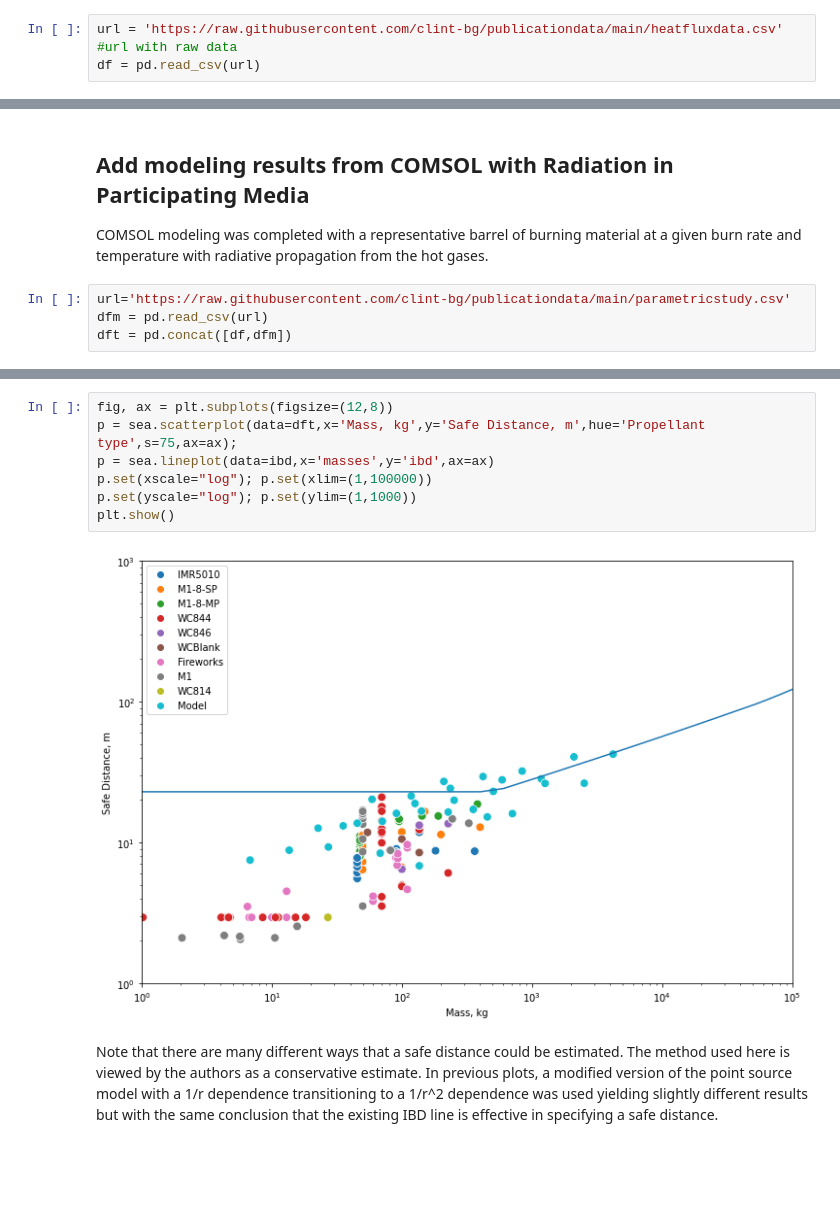
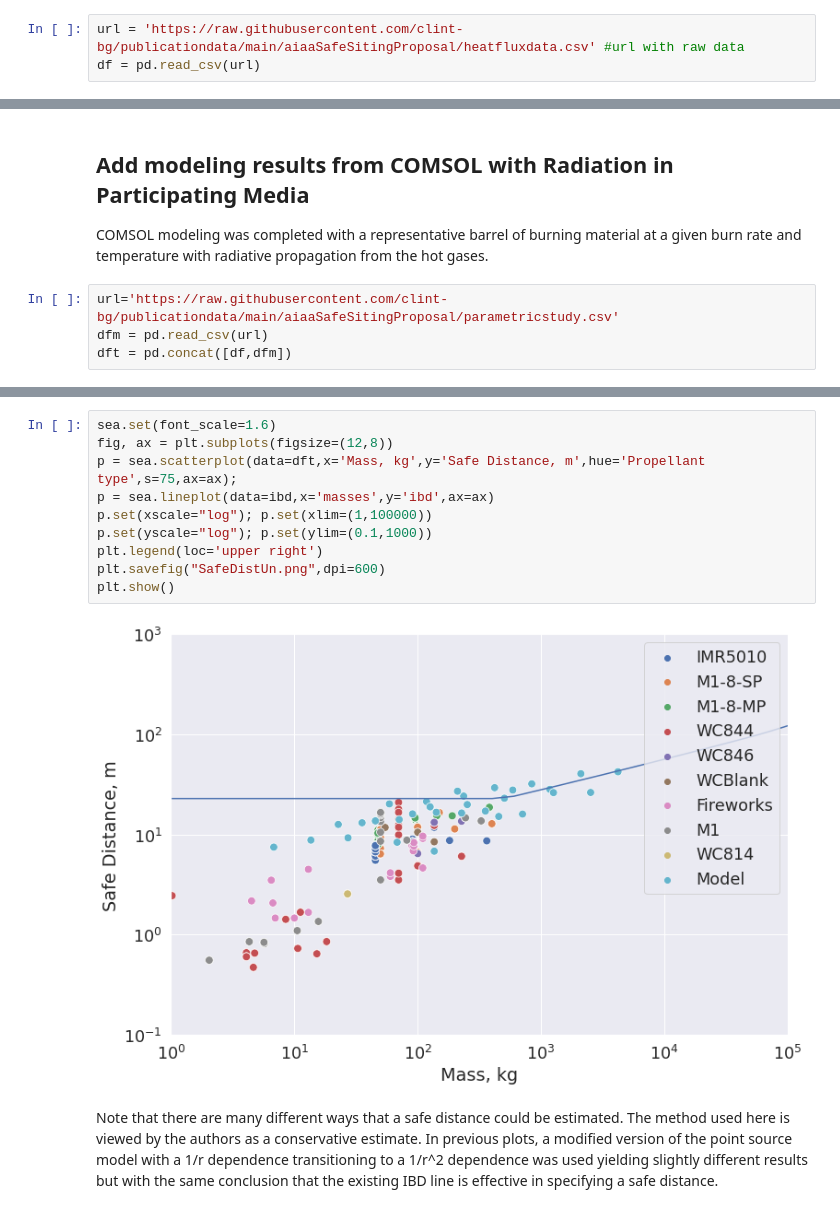
Before and after one commit to clint-bg/publicationdata, a Jupyter notebook: aiaaSafeSitingProposal/safeDistancesOpenBurn.ipynb, the cells around one changed output, grey strips where cells are left out. Cells and saved outputs as stored; diff of their text form; blank space fills up the shorter version.

```diff
--- a/aiaaSafeSitingProposal/safeDistancesOpenBurn.ipynb
+++ b/aiaaSafeSitingProposal/safeDistancesOpenBurn.ipynb
@@ -25,7 +25,7 @@ from scipy.stats import t #import t distribution methods
 # %% [markdown]
 The majority of the heat flux data is from "Scaling Studies of Thermal Radiation Flux from Burning Propellants" by J. Hay and R.W. Watson of Bureau of Mines as commissioned by the DDESB in 1992. Various propellant types and masses were tested in a top down burn or external fire of a single barrel or package of propellant.
 # %%
-url = 'https://raw.githubusercontent.com/clint-bg/publicationdata/main/heatfluxdata.csv' #url with raw data
+url = 'https://raw.githubusercontent.com/clint-bg/publicationdata/main/aiaaSafeSitingProposal/heatfluxdata.csv' #url with raw data
 df = pd.read_csv(url)
 # %%
 #define a safe heat flux as a function of distance per second degree burns and a max exposure time of 20 seconds
@@ -174,7 +198,7 @@ plt.show()
 ## Add modeling results from COMSOL with Radiation in Participating Media
 COMSOL modeling was completed with a representative barrel of burning material at a given burn rate and temperature with radiative propagation from the hot gases.
 # %%
-url='https://raw.githubusercontent.com/clint-bg/publicationdata/main/parametricstudy.csv'
+url='https://raw.githubusercontent.com/clint-bg/publicationdata/main/aiaaSafeSitingProposal/parametricstudy.csv'
 dfm = pd.read_csv(url)
 dft = pd.concat([df,dfm])
 # %%
@@ -187,13 +211,16 @@ dfm.head()
 | 3 | 36.0 | 8.384938 | 5.0 | M4 | Model | 68.10 | Mass estimated from burn rates (w... |
 | 4 | 36.0 | 6.826140 | 10.0 | M5 | Model | 136.20 | Mass estimated from burn rates (w... |
 # %%
+sea.set(font_scale=1.6)
 fig, ax = plt.subplots(figsize=(12,8))
 p = sea.scatterplot(data=dft,x='Mass, kg',y='Safe Distance, m',hue='Propellant type',s=75,ax=ax);
 p = sea.lineplot(data=ibd,x='masses',y='ibd',ax=ax)
 p.set(xscale="log"); p.set(xlim=(1,100000))
-p.set(yscale="log"); p.set(ylim=(1,1000))
+p.set(yscale="log"); p.set(ylim=(0.1,1000))
+plt.legend(loc='upper right')
+plt.savefig("SafeDistUn.png",dpi=600)
 plt.show()
 # %% [output]
-[figure, old version]
+[figure, new version]
 # %% [markdown]
 Note that there are many different ways that a safe distance could be estimated. The method used here is viewed by the authors as a conservative estimate. In previous plots, a modified version of the point source model with a 1/r dependence transitioning to a 1/r^2 dependence was used yielding slightly different results but with the same conclusion that the existing IBD line is effective in specifying a safe distance.
```
Also changed, not shown: parts of 7 cells of this notebook.
